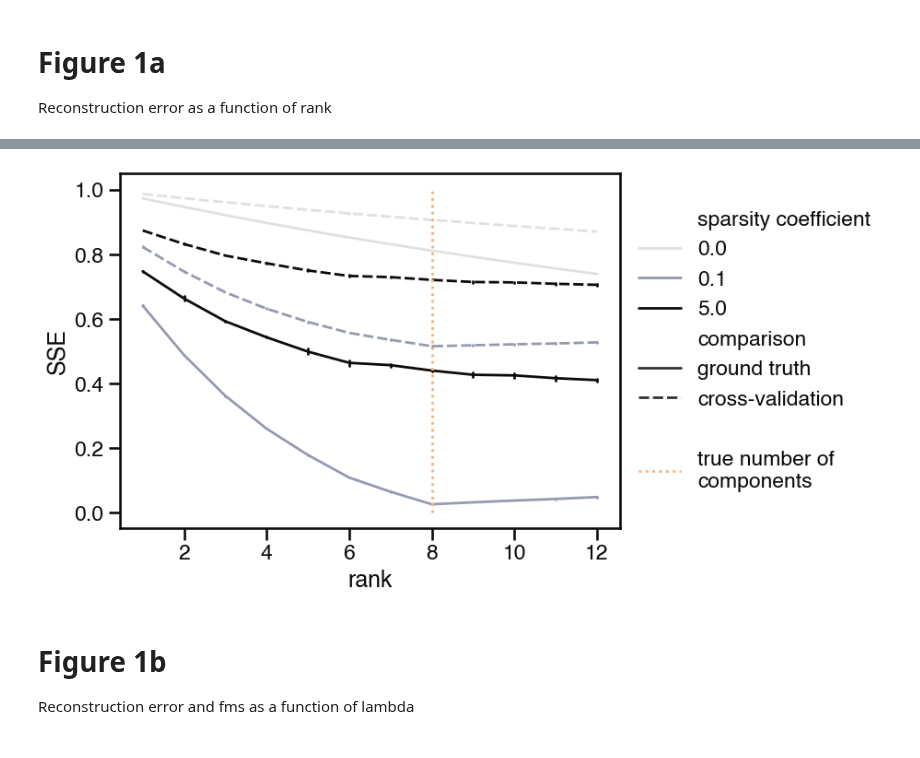
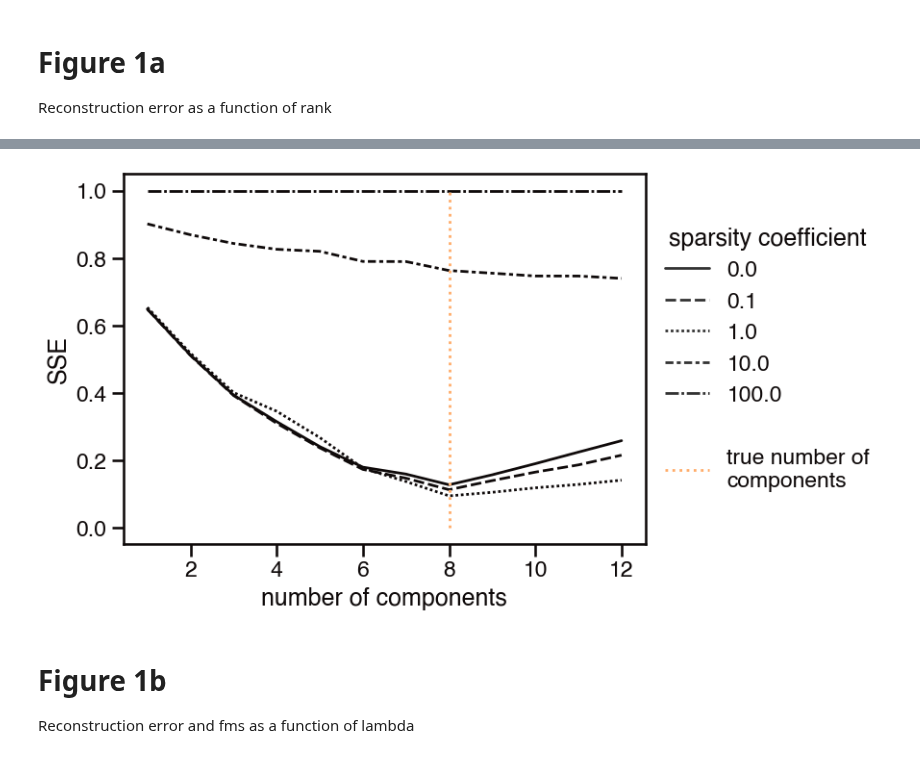
Before and after one commit to blasks/barnacle-manuscript, a Jupyter notebook: figures/1-simulation/simulation-example.ipynb, the cells around one changed output, grey strips where cells are left out. Cells and saved outputs as stored; diff of their text form; code cells hidden in the pictures.

Commit message:
improved figure 2 to remove cross validation

```diff
--- a/figures/1-simulation/simulation-example.ipynb
+++ b/figures/1-simulation/simulation-example.ipynb
@@ -180,11 +156,11 @@ Reconstruction error as a function of rank
 # Decomposition with range of components and l1 coefficient manually tuned
 
 # model parameters
-replicates = ['A', 'B', 'C']
-noise_level = 1.0
+replicates = ['A']
+noise_level = 2.0
 model_params = {
     'rank': [int(i) for i in np.linspace(1, 12, 12)],
-    'lambdas': [[i, 0.0, 0.0] for i in [0.0, 0.1, 5.0]],
+    'lambdas': [[i, 0.0, 0.0] for i in [0.0, 0.1, 1.0, 10.0, 100.]],
     'nonneg_modes': [[1, 2]],
     'tol': [1e-6],
     'n_iter_max': [1000],
@@ -201,6 +177,9 @@ results = []
 # iterate through decompositions
 for i, params in enumerate(param_grid):
     print('Decomposition {} of {}: {}'.format(i, len(param_grid), params))
+    # update params to reflect accurate normalization
+    if not np.any(params['lambdas']):
+        params['norm_constraint'] = False
     # fit model to each replicate
     cps = {}
     for rep in replicates:
@@ -263,25 +246,23 @@ Decomposition 35 of 36: {'lambdas': [5.0, 0.0, 0.0], 'n_initializations': 5, 'n_
 # %%
 # plot SSE vs. rank by λ
 
 rank_df['sparsity coefficient'] = ['{}'.format(l) for l in rank_df['lambda']]
 
 fig, axis = plt.subplots(figsize=(7, 5))
 fig = sns.lineplot(
     x='rank',
     y='SSE',
-    hue='sparsity coefficient',
-    palette=sns.color_palette([grays[i] for i in [6, 3, 0]]),
-    style='comparison',
-    errorbar='se',
-    err_style='bars',
+    color=sns.color_palette()[4],
+    style='sparsity coefficient',
     data=rank_df,
     ax=axis
 )
-plt.vlines(x=8, ymin=0, ymax=1, colors='white', linestyles='dotted', label=' ')    # hack for blank space in legend
-plt.vlines(x=8, ymin=0, ymax=1, colors=accent_colors[1], linestyles='dotted', label='true number of\ncomponents')
-plt.legend(loc='center left', bbox_to_anchor=[1, 0.5]);
+plt.vlines(x=8, ymin=0.0, ymax=1, colors='white', linestyles='dotted', label=' ')    # hack for blank space in legend
+plt.vlines(x=8, ymin=0.0, ymax=1, colors=accent_colors[1], linestyles='dotted', label='true number of\ncomponents')
+plt.legend(title='sparsity coefficient', loc='center left', bbox_to_anchor=[1, 0.5]);
+plt.xlabel('number of components');
 # %% [output]
-[figure, old version]
+[figure, new version]
 # %% [markdown]
 # Figure 1b
 
```
Also changed, not shown: parts of 11 cells of this notebook, 1 other file.
